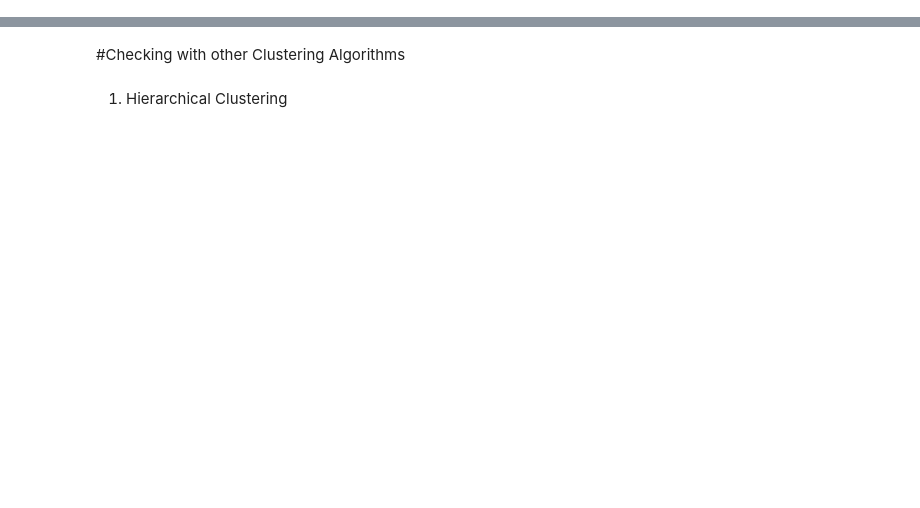
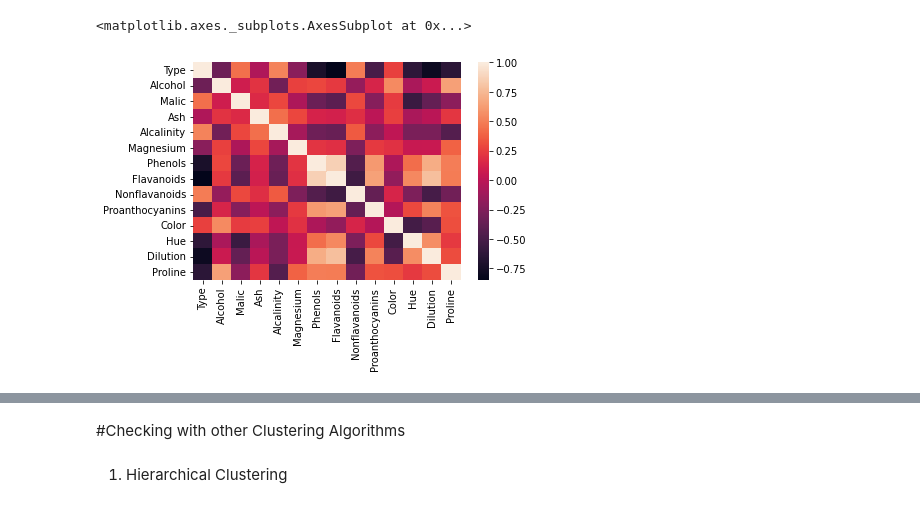
Before and after one commit to revati2013/Assignment08_PCA, a Jupyter notebook: Assign08_PCA.ipynb, the cells around one changed output, grey strips where cells are left out. Saved outputs shown, nothing was run; the diff lists cells and outputs as text; code cells hidden in the pictures; blank space fills up the shorter version.

```diff
--- a/Assign08_PCA.ipynb
+++ b/Assign08_PCA.ipynb
@@ -14,0 +78,6 @@ data['Type'].value_counts()
+# %%
+cor = data.corr()
+sns.heatmap(cor)
+# %% [output]
+<matplotlib.axes._subplots.AxesSubplot at 0x...>
+[figure, added]
```
Also changed, not shown: parts of 30 cells of this notebook.
